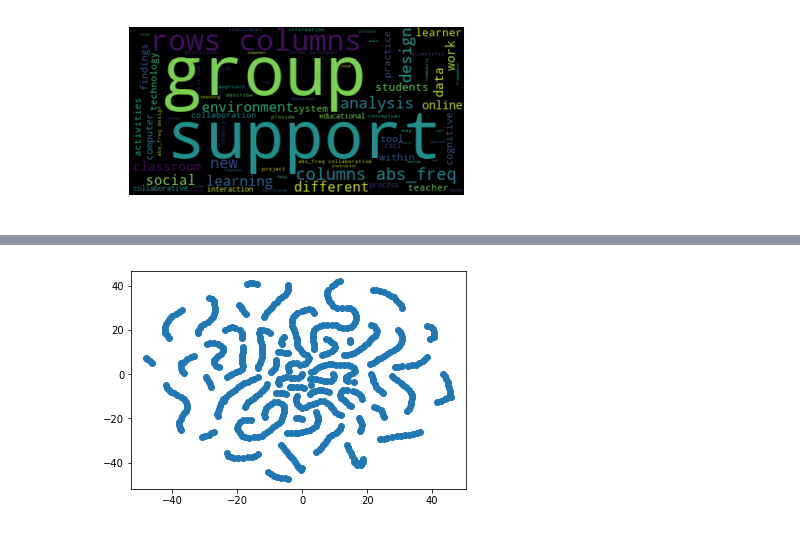
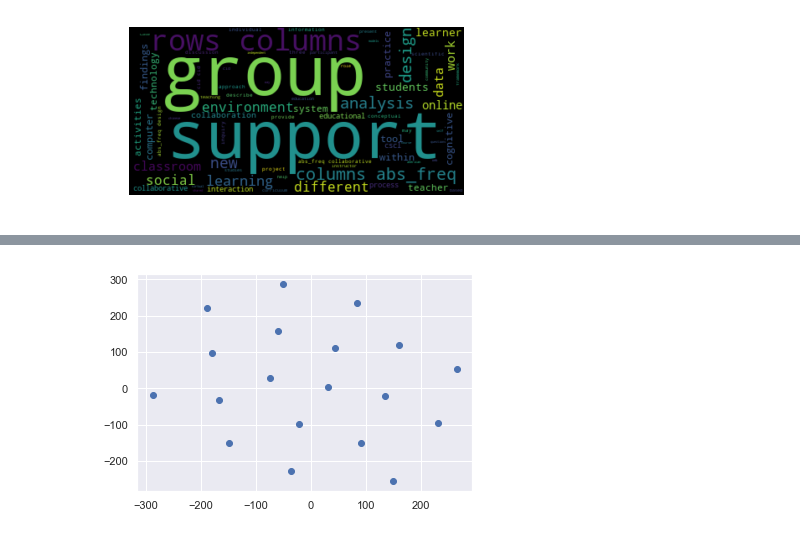
Before and after one commit to hgse-s435/final-project-sophiemann, a Jupyter notebook: Wee9-Final-Project.ipynb, the cells around one changed output, grey strips where cells are left out. Saved outputs shown, nothing was run; the diff lists cells and outputs as text; code cells hidden in the pictures.

```diff
--- a/Wee9-Final-Project.ipynb
+++ b/Wee9-Final-Project.ipynb
@@ -139,0 +193,26 @@ for year in range(1995, 2016):
+# %%
+freq_word=[]
+
+for word in df.columns:
+    freq_word.append(df[word].sum())
+
+a = sorted(freq_word)
+#a is a list with the top 25 words
+a = a[-25:]
+#b tells us that column # whatever is in the top 25 words
+b=[]
+
+#creates a list b that has the words n their freqs
+
+for i,value in enumerate(freq_word):
+    for j in range(0,25):
+        if value == a[j]:
+            b.append(i)
+
+#gives us a df with rows as years and how frequently the top 25 words show up in that year
+df_new = pd.DataFrame()
+for i in set(b):
+    df1 = df[df.columns[i]]
+    df_new = pd.concat([df_new, df1], axis=1, sort=False)
+#year and frequencies of each of the top words
+df_new
@@ -139,0 +238,3 @@ for year in range(1995, 2016):
+# %%
+df_new = df_new.fillna(value = 0)
+df_new
@@ -139,0 +281,7 @@ for year in range(1995, 2016):
+# %%
+def one_plus_log(cell):
+    if cell != 0:
+        return 1 + math.log(cell)
+    else:
+        return 0
+df_log = df_new.applymap(one_plus_log)
@@ -387,6 +520,6 @@ for k in ks:
     # Create a KMeans instance with k clusters: model
     model = KMeans(n_clusters=k)
     # Fit model to df
-    model.fit()
+    model.fit(df_log)
     # Append the inertia to the list of inertias
     inertias.append(model.inertia_)
@@ -403,20 +534,20 @@ plt.show()
 # %%
 from sklearn.manifold import TSNE
 
 # Create a TSNE instance: model
 model = TSNE(learning_rate=200)
 
 # Apply fit_transform to samples: tsne_features
-tsne_features = model.fit_transform(df)
+tsne_features = model.fit_transform(df_log)
 
 # Select the 0th feature: xs
 xs = tsne_features[:,0]
 
 # Select the 1st feature: ys
 ys = tsne_features[:,1]
 
 # Scatter plot, coloring by variety_numbers
 plt.scatter(xs, ys)
 plt.show()
 # %% [output]
-[figure, old version]
+[figure, new version]
```
Also changed, not shown: parts of 56 cells of this notebook.
